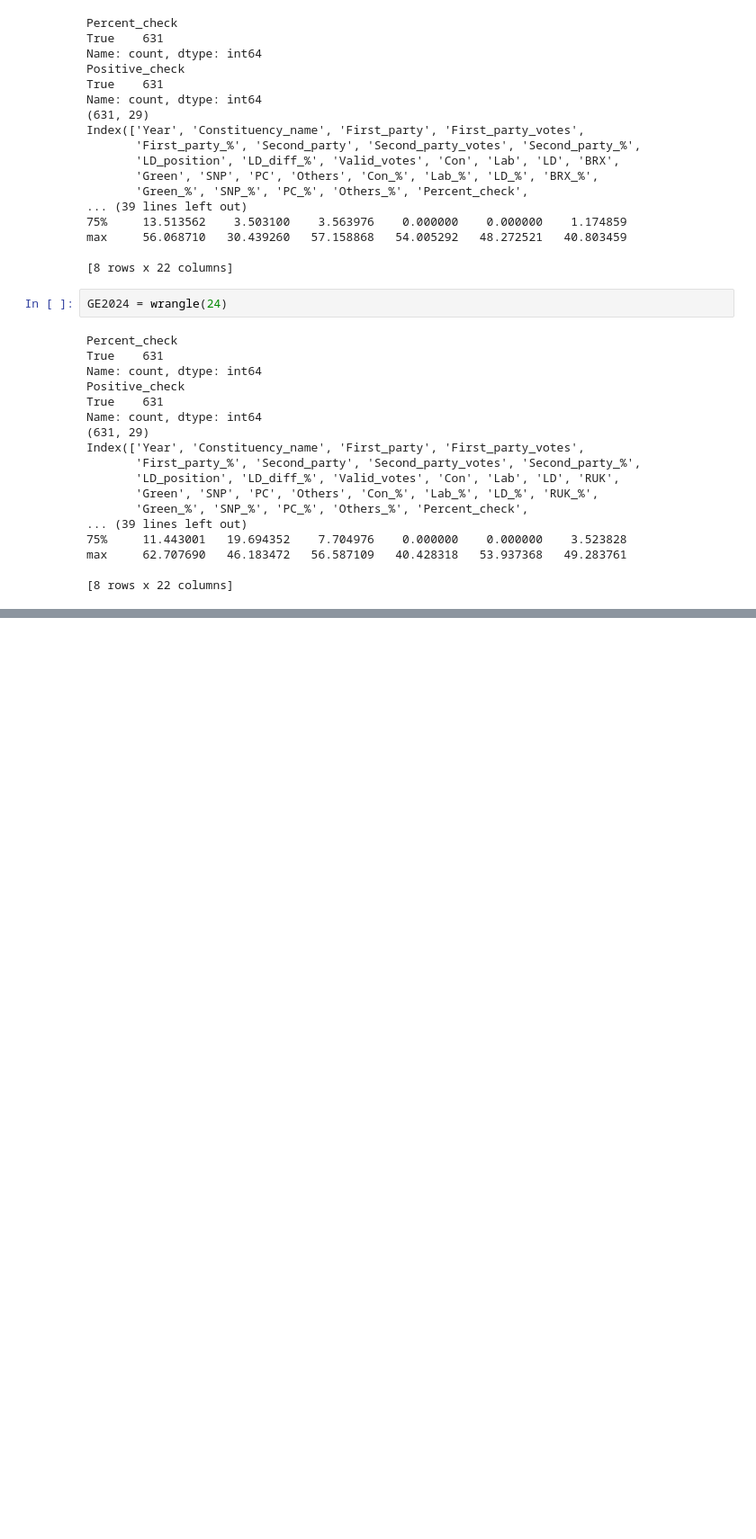
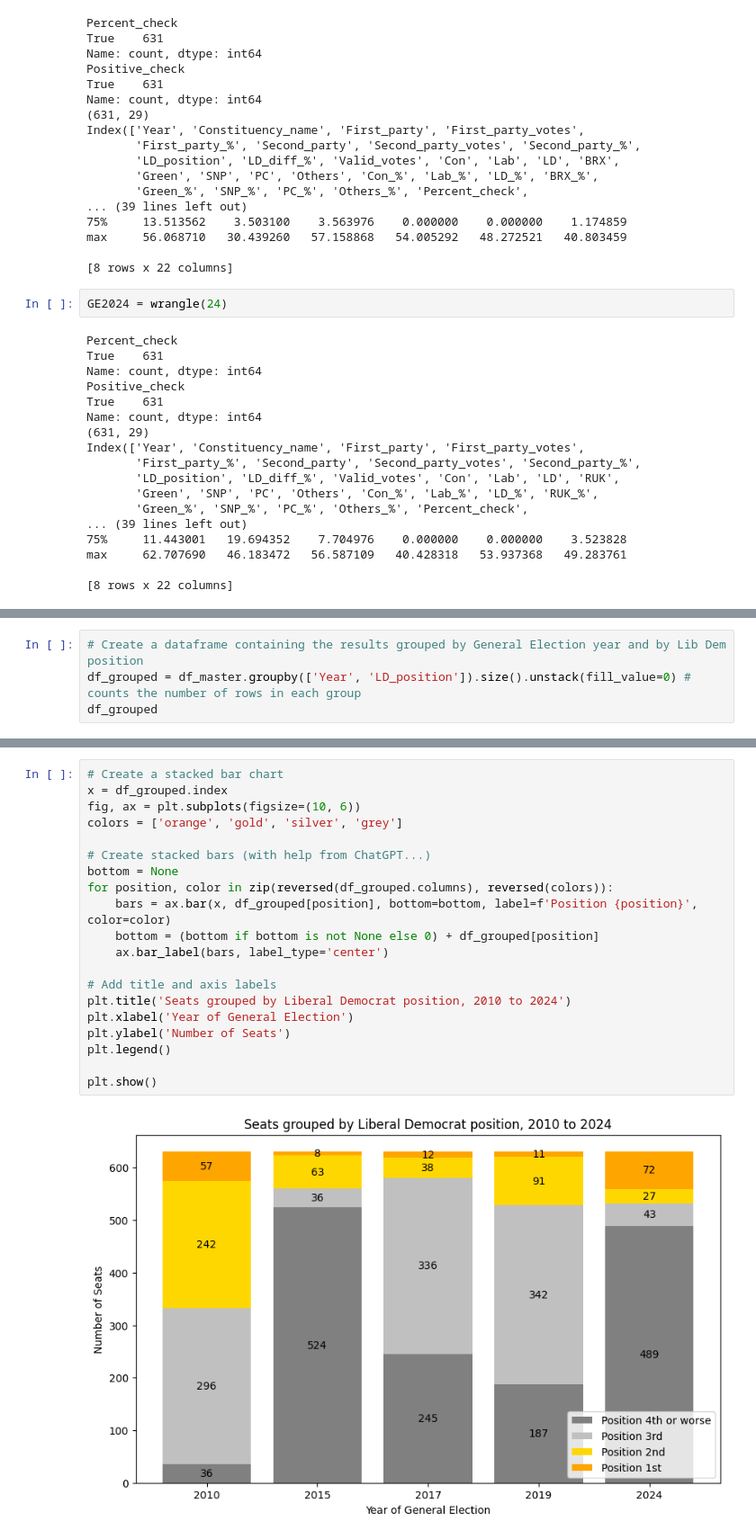
Before and after one commit to lintywilliams/EC-Assessment-1, a Jupyter notebook: wrangling.ipynb, the cells around one changed output, grey strips where cells are left out. Shown at 90% size. Saved outputs shown, nothing was run; the diff lists cells and outputs as text; blank space fills up the shorter version.

```diff
--- a/wrangling.ipynb
+++ b/wrangling.ipynb
@@ -256,0 +332,4 @@ Having standardised the five datasets, we now need to append them into a single
+# %%
+# Create a dataframe containing the results grouped by General Election year and by Lib Dem position
+df_grouped = df_master.groupby(['Year', 'LD_position']).size().unstack(fill_value=0) # counts the number of rows in each group
+df_grouped
@@ -256,0 +344,22 @@ Having standardised the five datasets, we now need to append them into a single
+# %%
+# Create a stacked bar chart
+x = df_grouped.index
+fig, ax = plt.subplots(figsize=(10, 6))
+colors = ['orange', 'gold', 'silver', 'grey']
+
+# Create stacked bars (with help from ChatGPT...)
+bottom = None
+for position, color in zip(reversed(df_grouped.columns), reversed(colors)):
+    bars = ax.bar(x, df_grouped[position], bottom=bottom, label=f'Position {position}', color=color)
+    bottom = (bottom if bottom is not None else 0) + df_grouped[position]
+    ax.bar_label(bars, label_type='center')
+
+# Add title and axis labels
+plt.title('Seats grouped by Liberal Democrat position, 2010 to 2024')
+plt.xlabel('Year of General Election')
+plt.ylabel('Number of Seats')
+plt.legend()
+
+plt.show()
+# %% [output]
+[figure, added]
```
Also changed, not shown: parts of 21 cells of this notebook, 1 other file.
